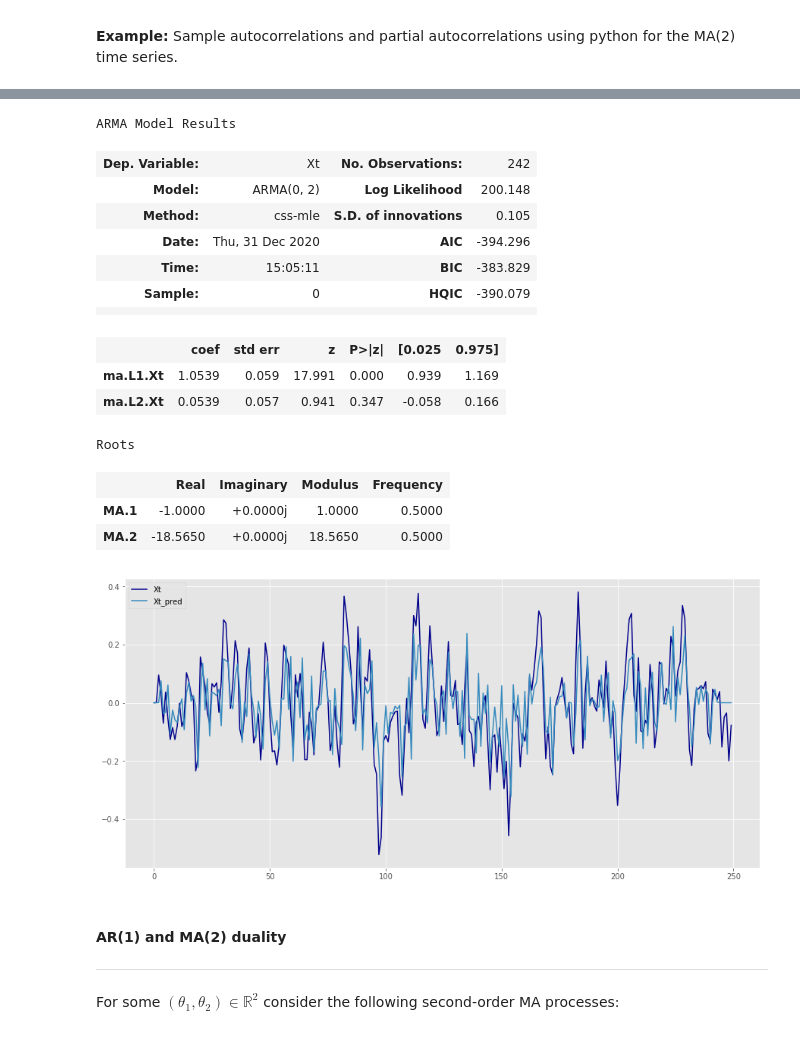
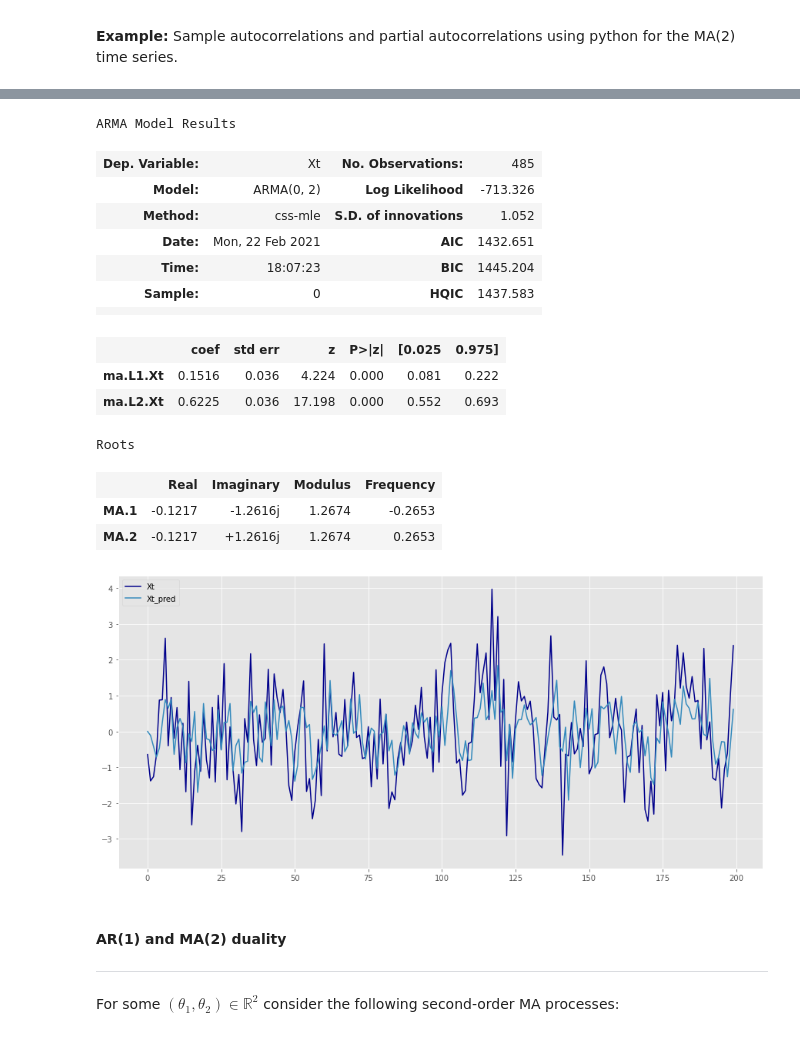
Before and after one commit to ErickEduardoAH/TimeSeriesAnalysis, a Jupyter notebook: 1.4 Time Series Stationary Models - Moving Average Time Series.ipynb, the cells around one changed output, grey strips where cells are left out. Cells and saved outputs as stored; diff of their text form; code cells hidden in the pictures.

Commit message:
[ADD] Ma(q) model and roots

```diff
--- a/1.4 Time Series Stationary Models - Moving Average Time Series.ipynb
+++ b/1.4 Time Series Stationary Models - Moving Average Time Series.ipynb
@@ -578,8 +577,9 @@ from statsmodels.tsa.stattools import acf, pacf
 
 n = 500
 lags = 40
-ma = np.r_[0, np.array([0.1,0.1])]
-Xt = sm.tsa.arma_generate_sample(np.r_[1, -np.array([0])], ma, 250)
+ma = [1, 0.2, 0.7]
+np.random.seed(5000)
+Xt = sm.tsa.arma_generate_sample([1, 0.0],ma,nsample=n)
 ma_2_df = pd.DataFrame(Xt,columns=['Xt'])
 
 plt.style.use('ggplot')
@@ -610,25 +610,25 @@ ma_2_model = ARMA(time_series_train[endog],order=(0,2)).fit(trend='nc')
 ma_2_model.summary()
 # %% [output]
 ARMA Model Results
-| Dep. Variable: | Xt | No. Observations: | 242 |
-| Model: | ARMA(0, 2) | Log Likelihood | 200.148 |
-| Method: | css-mle | S.D. of innovations | 0.105 |
-| Date: | Thu, 31 Dec 2020 | AIC | -394.296 |
-| Time: | 15:05:11 | BIC | -383.829 |
-| Sample: | 0 | HQIC | -390.079 |
+| Dep. Variable: | Xt | No. Observations: | 485 |
+| Model: | ARMA(0, 2) | Log Likelihood | -713.326 |
+| Method: | css-mle | S.D. of innovations | 1.052 |
+| Date: | Mon, 22 Feb 2021 | AIC | 1432.651 |
+| Time: | 18:07:23 | BIC | 1445.204 |
+| Sample: | 0 | HQIC | 1437.583 |
 |  |  |  |  |
 |  | coef | std err | z | P>|z| | [0.025 | 0.975] |
-| ma.L1.Xt | 1.0539 | 0.059 | 17.991 | 0.000 | 0.939 | 1.169 |
-| ma.L2.Xt | 0.0539 | 0.057 | 0.941 | 0.347 | -0.058 | 0.166 |
+| ma.L1.Xt | 0.1516 | 0.036 | 4.224 | 0.000 | 0.081 | 0.222 |
+| ma.L2.Xt | 0.6225 | 0.036 | 17.198 | 0.000 | 0.552 | 0.693 |
 Roots
 |  | Real | Imaginary | Modulus | Frequency |
-| MA.1 | -1.0000 | +0.0000j | 1.0000 | 0.5000 |
-| MA.2 | -18.5650 | +0.0000j | 18.5650 | 0.5000 |
+| MA.1 | -0.1217 | -1.2616j | 1.2674 | -0.2653 |
+| MA.2 | -0.1217 | +1.2616j | 1.2674 | 0.2653 |
 # %%
 ma_2_df[endog+'_pred'] = ma_2_model.predict(start=0,end=len(ma_2_df))
-plotTimeSeries(ma_2_df)
+plotTimeSeries(ma_2_df[:200])
 # %% [output]
-[figure, old version]
+[figure, new version]
 # %% [markdown]
 ####  AR(1) and MA(2) duality
 ___
```
Also changed, not shown: parts of 7 cells of this notebook, 2 other files.
